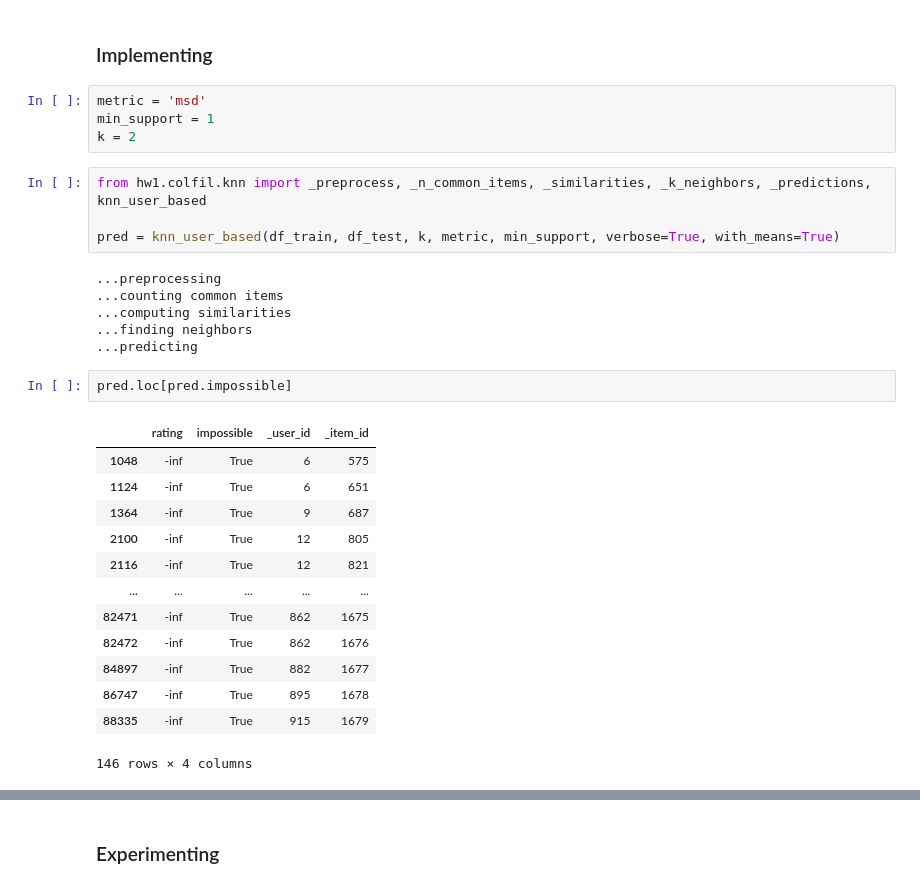
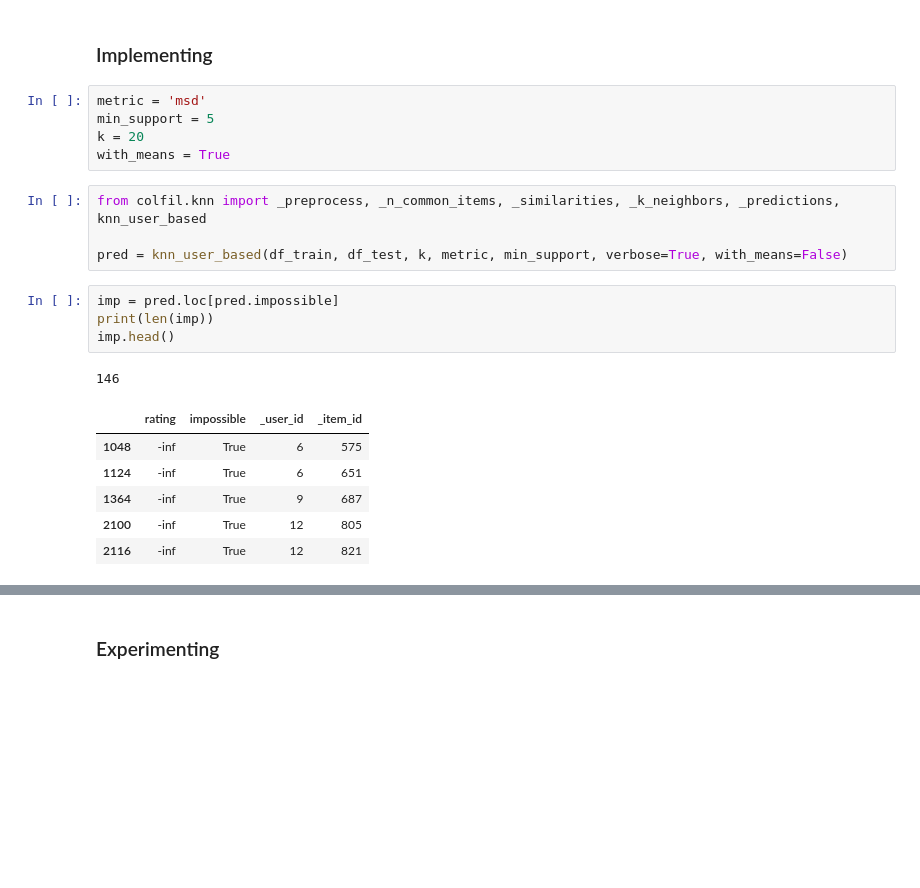
Before and after one commit to voorhs/recsys, a Jupyter notebook: hw1/exps.ipynb, the cells around one changed output, grey strips where cells are left out. Drawn from its saved outputs; the diff is of its cells as text; blank space fills up the shorter version.

```diff
--- a/hw1/exps.ipynb
+++ b/hw1/exps.ipynb
@@ -161,31 +161,22 @@ print(len(set(df_test.user_id.unique()) - set(df_train.user_id.unique())))
 ### Implementing
 # %%
 metric = 'msd'
-min_support = 1
-k = 2
+min_support = 5
+k = 20
+with_means = True
 # %%
-from hw1.colfil.knn import _preprocess, _n_common_items, _similarities, _k_neighbors, _predictions, knn_user_based
+from colfil.knn import _preprocess, _n_common_items, _similarities, _k_neighbors, _predictions, knn_user_based
 
-pred = knn_user_based(df_train, df_test, k, metric, min_support, verbose=True, with_means=True)
+pred = knn_user_based(df_train, df_test, k, metric, min_support, verbose=True, with_means=False)
-# %% [output]
-...preprocessing
-...counting common items
-...computing similarities
-...finding neighbors
-...predicting
-# %%
-pred.loc[pred.impossible]
-# %% [output]
-|  | rating | impossible | _user_id | _item_id |
-| 1048 | -inf | True | 6 | 575 |
-| 1124 | -inf | True | 6 | 651 |
-| 1364 | -inf | True | 9 | 687 |
-| 2100 | -inf | True | 12 | 805 |
-| 2116 | -inf | True | 12 | 821 |
-| ... | ... | ... | ... | ... |
-| 82471 | -inf | True | 862 | 1675 |
-| 82472 | -inf | True | 862 | 1676 |
-| 84897 | -inf | True | 882 | 1677 |
-| 86747 | -inf | True | 895 | 1678 |
-| 88335 | -inf | True | 915 | 1679 |
-146 rows × 4 columns
+# %%
+imp = pred.loc[pred.impossible]
+print(len(imp))
+imp.head()
+# %% [output]
+146
+|  | rating | impossible | _user_id | _item_id |
+| 1048 | -inf | True | 6 | 575 |
+| 1124 | -inf | True | 6 | 651 |
+| 1364 | -inf | True | 9 | 687 |
+| 2100 | -inf | True | 12 | 805 |
+| 2116 | -inf | True | 12 | 821 |
```
Also changed, not shown: parts of 2 cells of this notebook, 1 other file.
